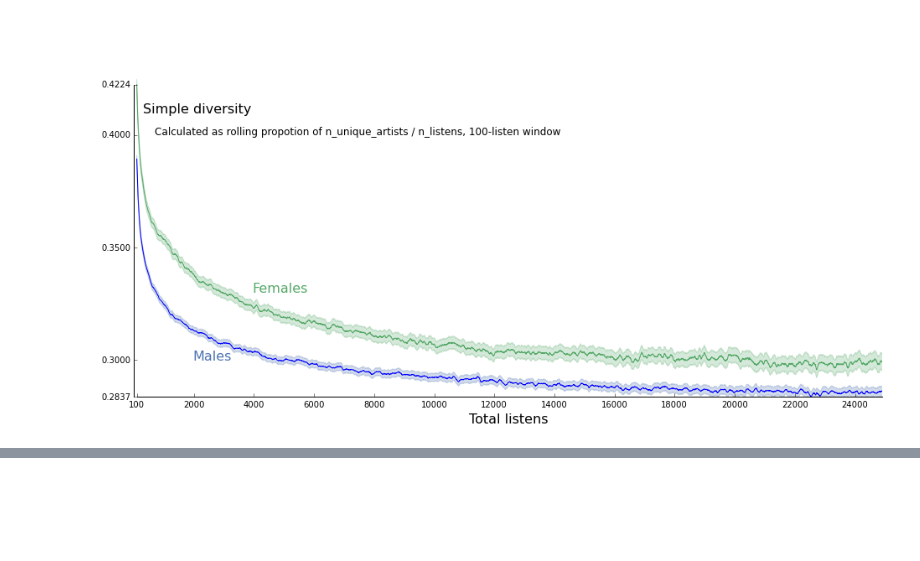
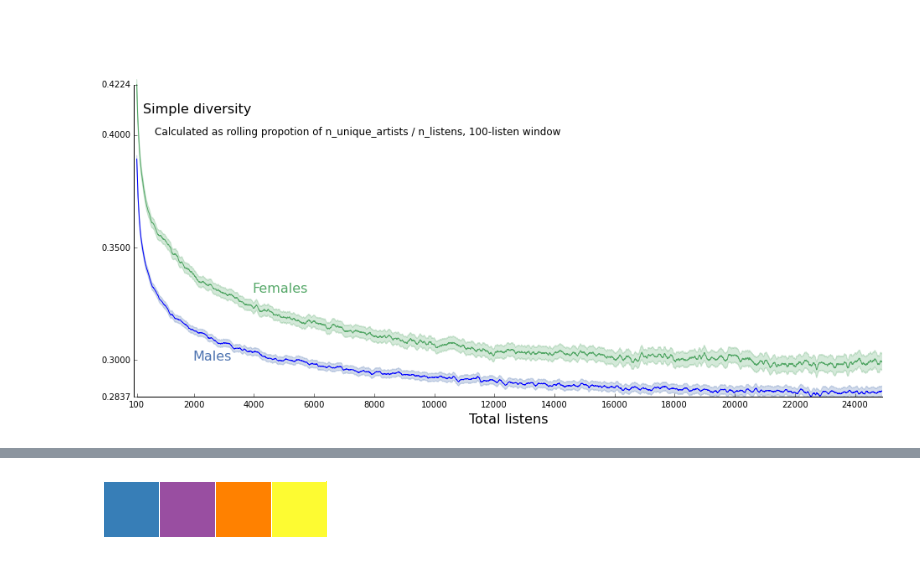
Before and after one commit to jlorince/music-gender, a Jupyter notebook: notebooks/Scratch.ipynb, the cells around one changed output, grey strips where cells are left out. Drawn from its saved outputs; the diff is of its cells as text; code cells hidden in the pictures; blank space fills up the shorter version.

```diff
--- a/notebooks/Scratch.ipynb
+++ b/notebooks/Scratch.ipynb
@@ -99,0 +178,4 @@ ax.set_xlabel('Total listens',fontsize=16)
+# %%
+seaborn.palplot(np.array(color_palette('Set1',9))[[1,3,4,5]])
+# %% [output]
+[figure, added]
```
Also changed, not shown: parts of 8 cells of this notebook, 2 other files.
